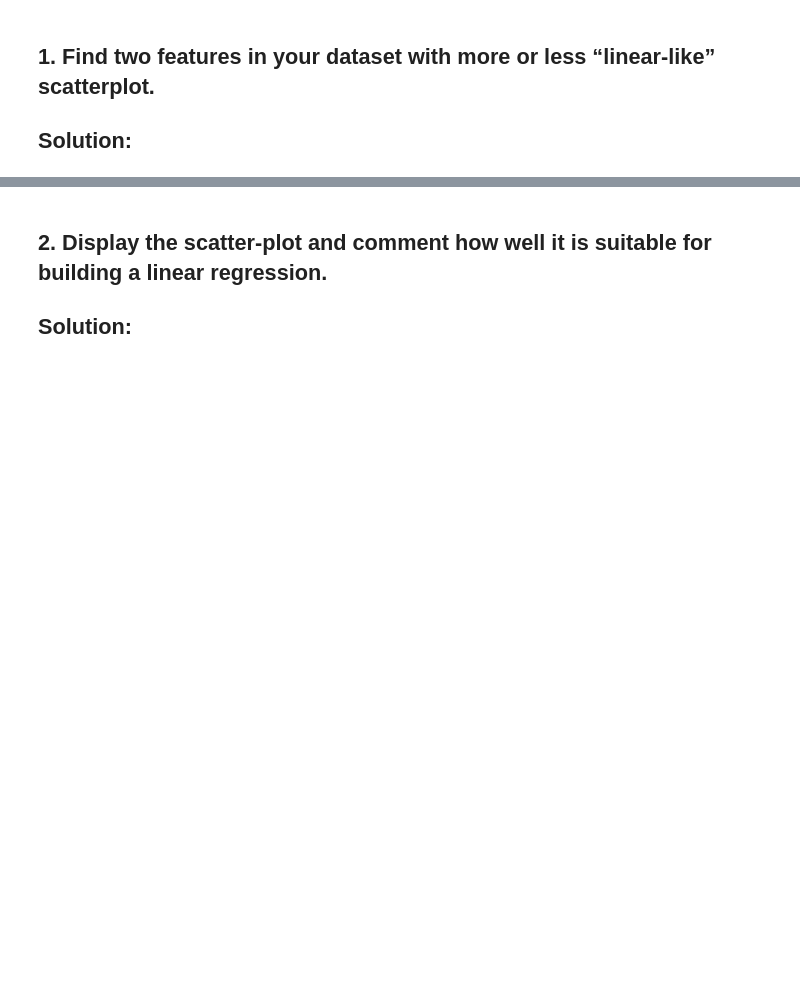
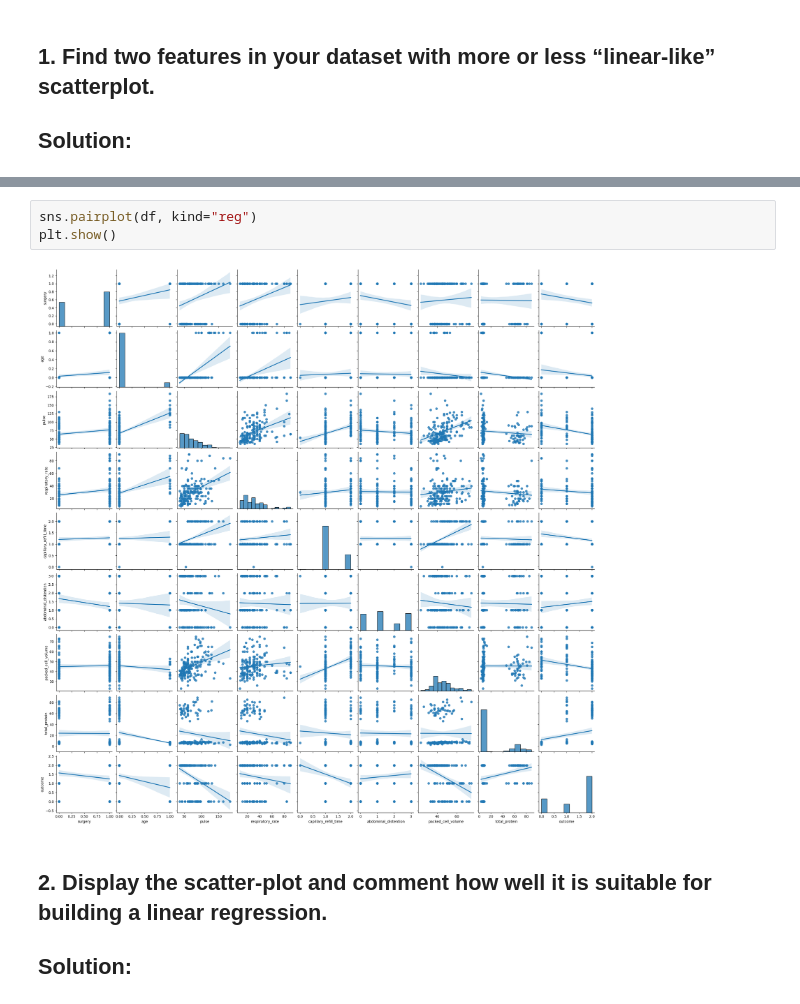
Before and after one commit to unrndm/DataAnalysis, a Jupyter notebook: HW2/Report.ipynb, the cells around one changed output, grey strips where cells are left out. Drawn from its saved outputs; the diff is of its cells as text; blank space fills up the shorter version.

```diff
--- a/HW2/Report.ipynb
+++ b/HW2/Report.ipynb
@@ -9,3 +105,8 @@
+# %%
+sns.pairplot(df, kind="reg")
+plt.show()
+# %% [output]
+[figure, added]
 # %% [markdown]
 ## 2. Display the scatter-plot and comment how well it is suitable for building a linear regression.
 
```
Also changed, not shown: parts of 3 cells of this notebook.
